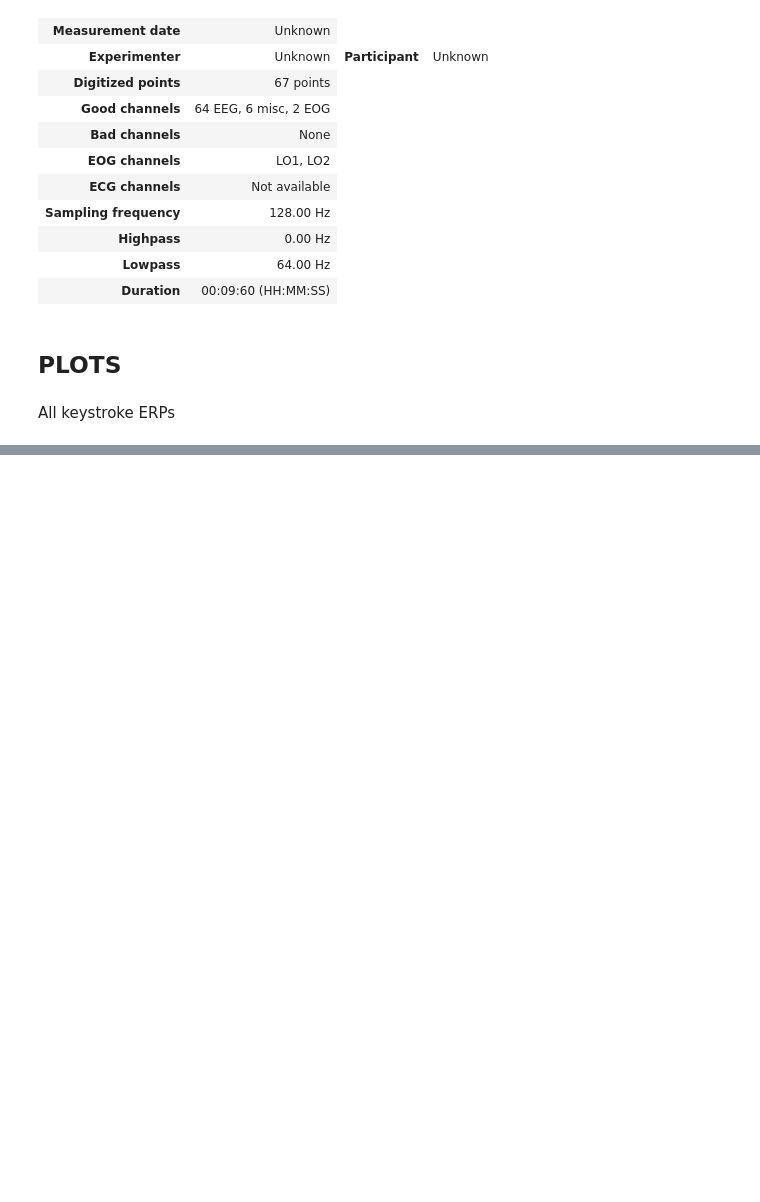
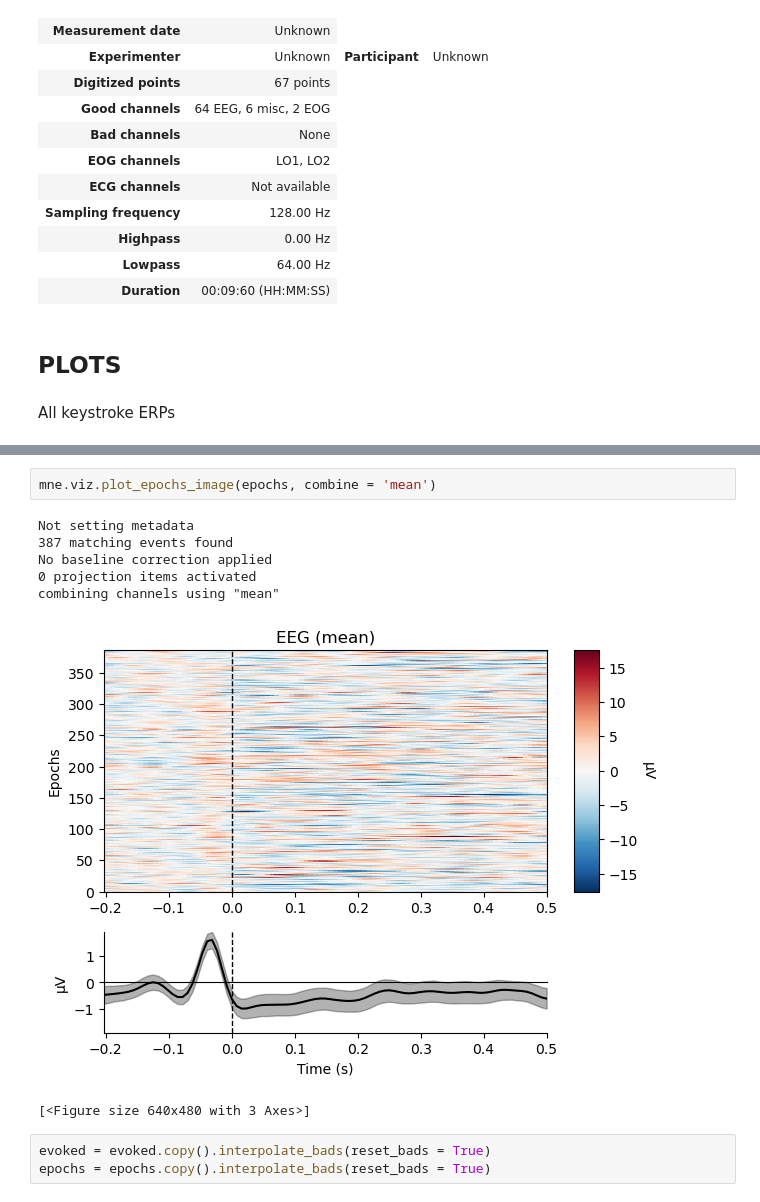
Before and after one commit to haiqin-zhang/AM-EEG, a Jupyter notebook: pipelines_LM/ERPs_manual.ipynb, the cells around one changed output, grey strips where cells are left out. Saved outputs shown, nothing was run; the diff lists cells and outputs as text; blank space fills up the shorter version.

```diff
--- a/pipelines_LM/ERPs_manual.ipynb
+++ b/pipelines_LM/ERPs_manual.ipynb
@@ -190,0 +205,13 @@ evoked.plot_topomap(times=[0,0.1, 0.2], average=0.05)
+# %%
+mne.viz.plot_epochs_image(epochs, combine = 'mean')
+# %% [output]
+Not setting metadata
+387 matching events found
+No baseline correction applied
+0 projection items activated
+combining channels using "mean"
+[figure, added]
+[<Figure size 640x480 with 3 Axes>]
+# %%
+evoked = evoked.copy().interpolate_bads(reset_bads = True)
+epochs = epochs.copy().interpolate_bads(reset_bads = True)
```
Also changed, not shown: parts of 13 cells of this notebook, 20 other files.
